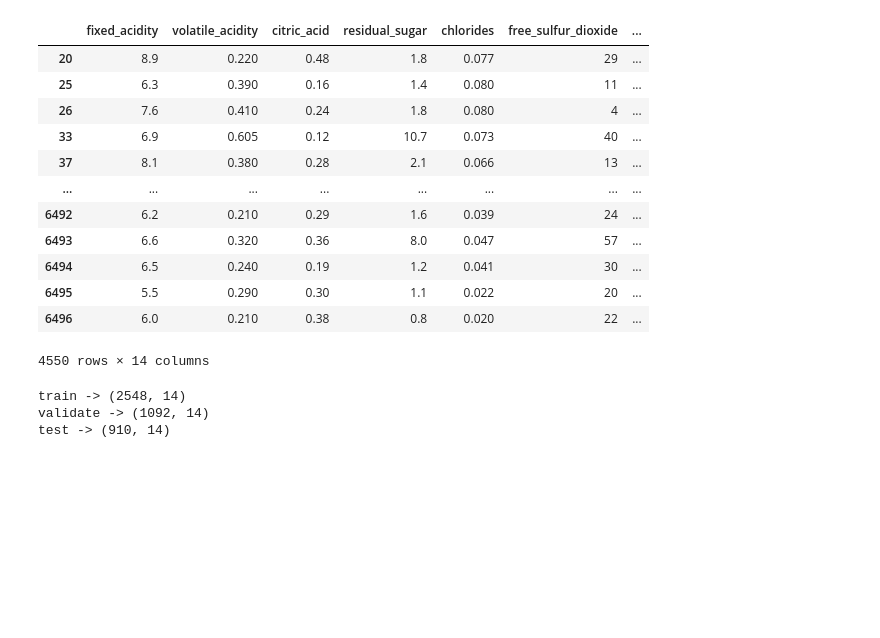
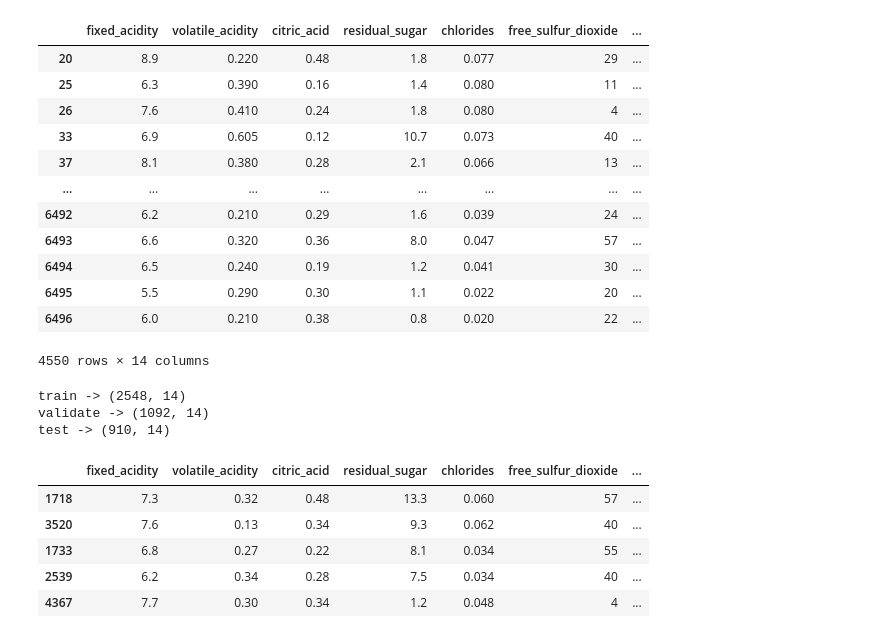
Before and after one commit to noether-manjor/clustering-project, a Jupyter notebook: jorge/scratch_2.ipynb, the cells around one changed output. Saved outputs shown, nothing was run; the diff lists cells and outputs as text; code cells hidden in the pictures; blank space fills up the shorter version.

```diff
--- a/jorge/scratch_2.ipynb
+++ b/jorge/scratch_2.ipynb
@@ -186,6 +186,15 @@ train, validate, test, X_train, y_train, X_validate, y_validate, X_test, y_test
 train -> (2548, 14)
 validate -> (1092, 14)
 test -> (910, 14)
+# %%
+train.head()
+# %% [output]
+|  | fixed_acidity | volatile_acidity | citric_acid | residual_sugar | chlorides | free_sulfur_dioxide | ... |
+| 1718 | 7.3 | 0.32 | 0.48 | 13.3 | 0.060 | 57 | ... |
+| 3520 | 7.6 | 0.13 | 0.34 | 9.3 | 0.062 | 40 | ... |
+| 1733 | 6.8 | 0.27 | 0.22 | 8.1 | 0.034 | 55 | ... |
+| 2539 | 6.2 | 0.34 | 0.28 | 7.5 | 0.034 | 40 | ... |
+| 4367 | 7.7 | 0.30 | 0.34 | 1.2 | 0.048 | 4 | ... |
 # %%
 # code to generate baseline
 wines['baseline'] = wines['quality'].value_counts().idxmax()
```
Also changed, not shown: parts of 11 cells of this notebook, 1 other file.
